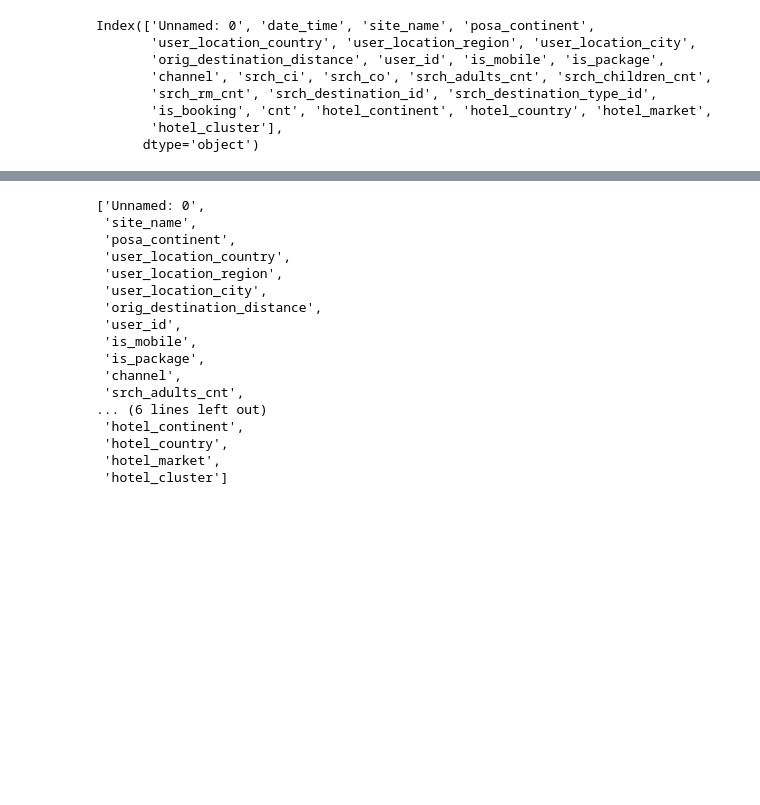
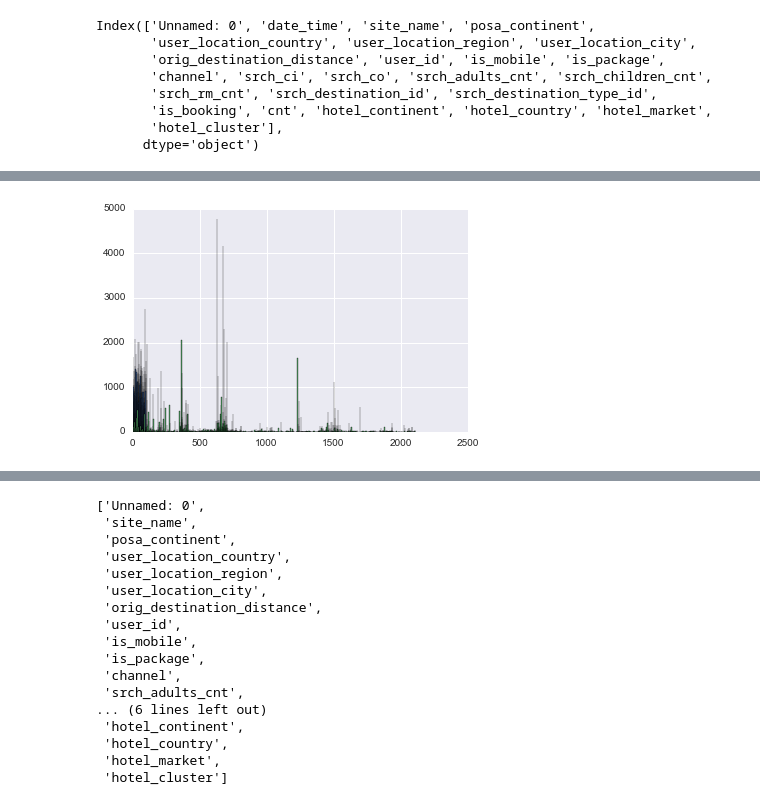
Before and after one commit to stevendoll/expedia, a Jupyter notebook: expedia.ipynb, the cells around one changed output, grey strips where cells are left out. Drawn from its saved outputs; the diff is of its cells as text; code cells hidden in the pictures; blank space fills up the shorter version.

```diff
--- a/expedia.ipynb
+++ b/expedia.ipynb
@@ -72,0 +135,17 @@ users loyal to a brand
+# %%
+df.hotel_cluster.hist(bins=100)
+df.hotel_cluster.value_counts()[0:10]
+df.hotel_market.hist(bins=2000)
+
+clicks = df.groupby('hotel_cluster')['hotel_cluster'].count()/100000
+bookings = df[df.is_booking == 1].groupby('hotel_cluster')['hotel_cluster'].count()/df.groupby('hotel_cluster')['hotel_cluster'].count()
+normal_bookings = df[((df.is_booking == 1) & (df.is_package == 0))].groupby('hotel_cluster')['hotel_cluster'].count()/df.groupby('hotel_cluster')['hotel_cluster'].count()
+package_bookings = df[((df.is_booking == 1) & (df.is_package == 1))].groupby('hotel_cluster')['hotel_cluster'].count()/df.groupby('hotel_cluster')['hotel_cluster'].count()
+
+hotels = pd.concat(
+    {'clicks':clicks.astype(np.float32),
+    'bookings':bookings.astype(np.float32),
+    'normal_bookings':normal_bookings.astype(np.float32),
+    'package_bookings':package_bookings.astype(np.float32)}, axis=1)
+# %% [output]
+[figure, added]
```
Also changed, not shown: parts of 23 cells of this notebook.
